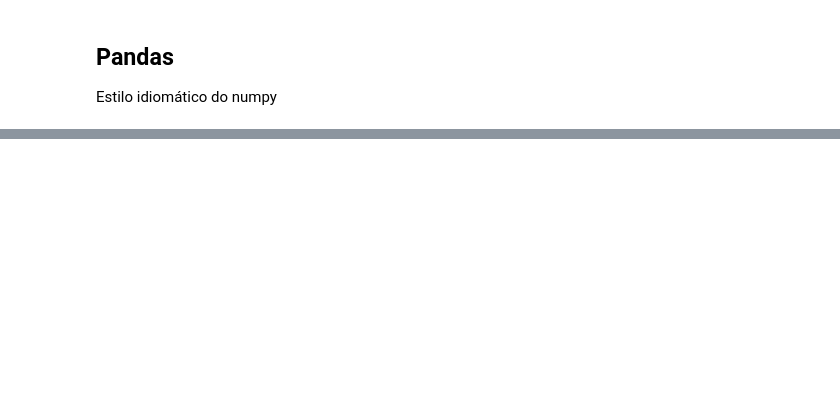
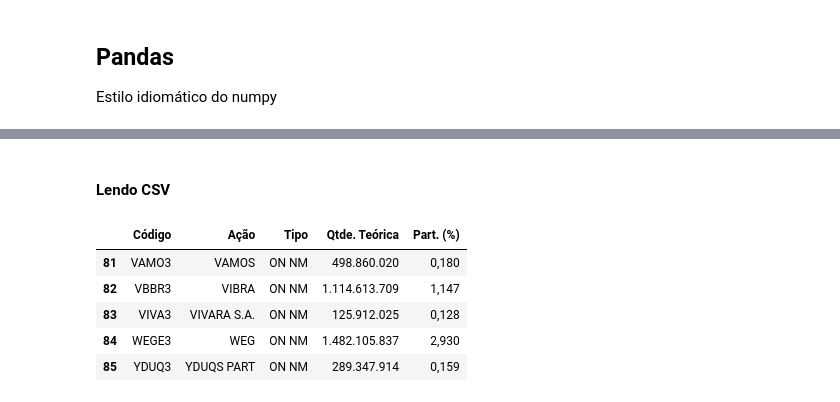
Before and after one commit to pdiegoneves/UNICESUMAR-Python-Avancado, a Jupyter notebook: bibliotecas.ipynb, the cells around one changed output, grey strips where cells are left out. Cells and saved outputs as stored; diff of their text form; code cells hidden in the pictures; blank space fills up the shorter version.

```diff
--- a/bibliotecas.ipynb
+++ b/bibliotecas.ipynb
@@ -112,0 +241,13 @@ df_cardio
+# %% [markdown]
+#### Lendo CSV
+# %%
+df_ibov = pd.read_csv('./IBOVDia_18-06-24.csv', sep=';', skiprows=1, encoding='latin-1', index_col=False)
+df_ibov.drop(df_ibov.index[-2:], inplace=True)
+df_ibov.tail()
+# %% [output]
+|  | Código | Ação | Tipo | Qtde. Teórica | Part. (%) |
+| 81 | VAMO3 | VAMOS | ON NM | 498.860.020 | 0,180 |
+| 82 | VBBR3 | VIBRA | ON NM | 1.114.613.709 | 1,147 |
+| 83 | VIVA3 | VIVARA S.A. | ON NM | 125.912.025 | 0,128 |
+| 84 | WEGE3 | WEG | ON NM | 1.482.105.837 | 2,930 |
+| 85 | YDUQ3 | YDUQS PART | ON NM | 289.347.914 | 0,159 |
```
Also changed, not shown: parts of 25 cells of this notebook, 1 other file.
